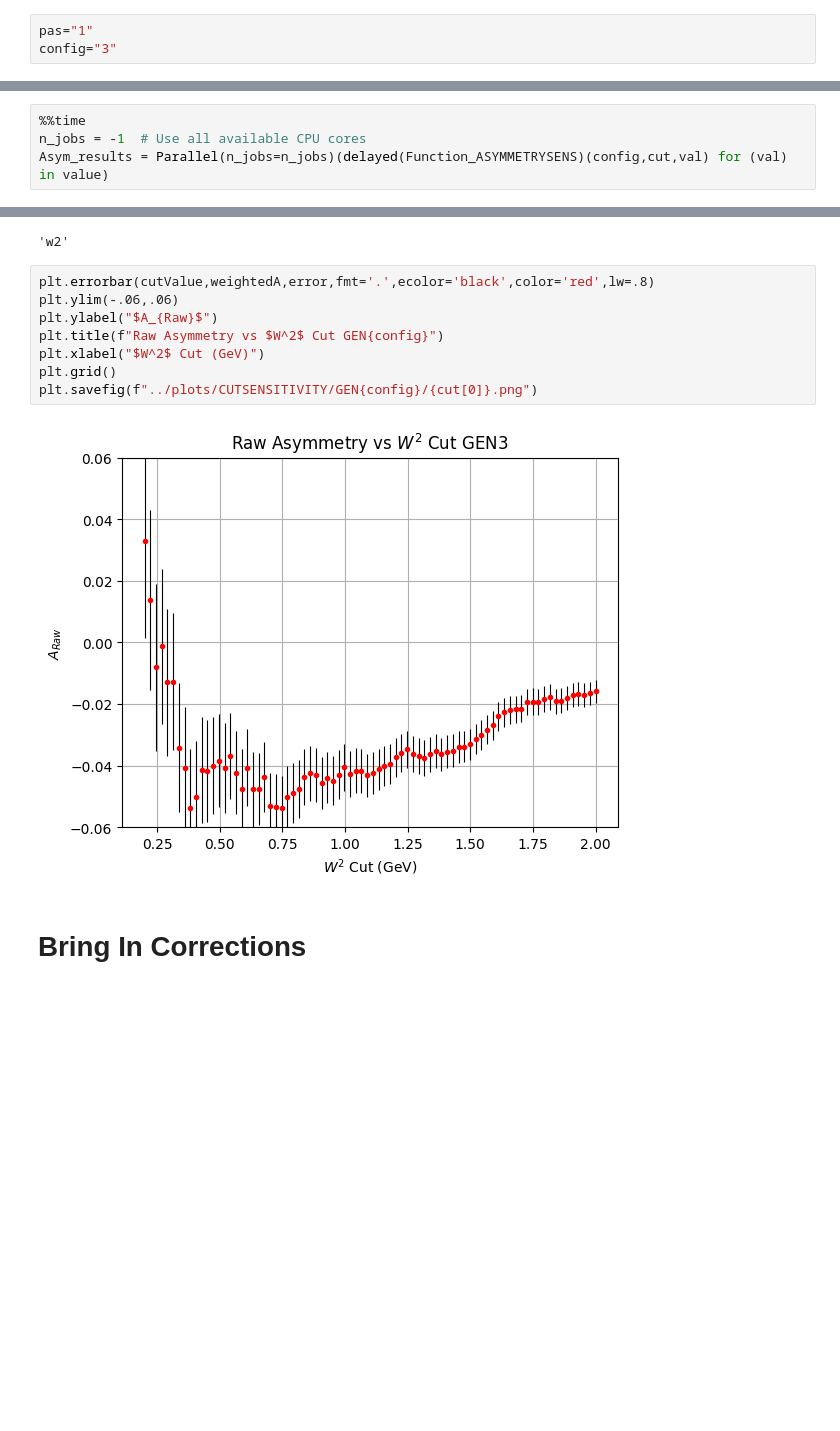
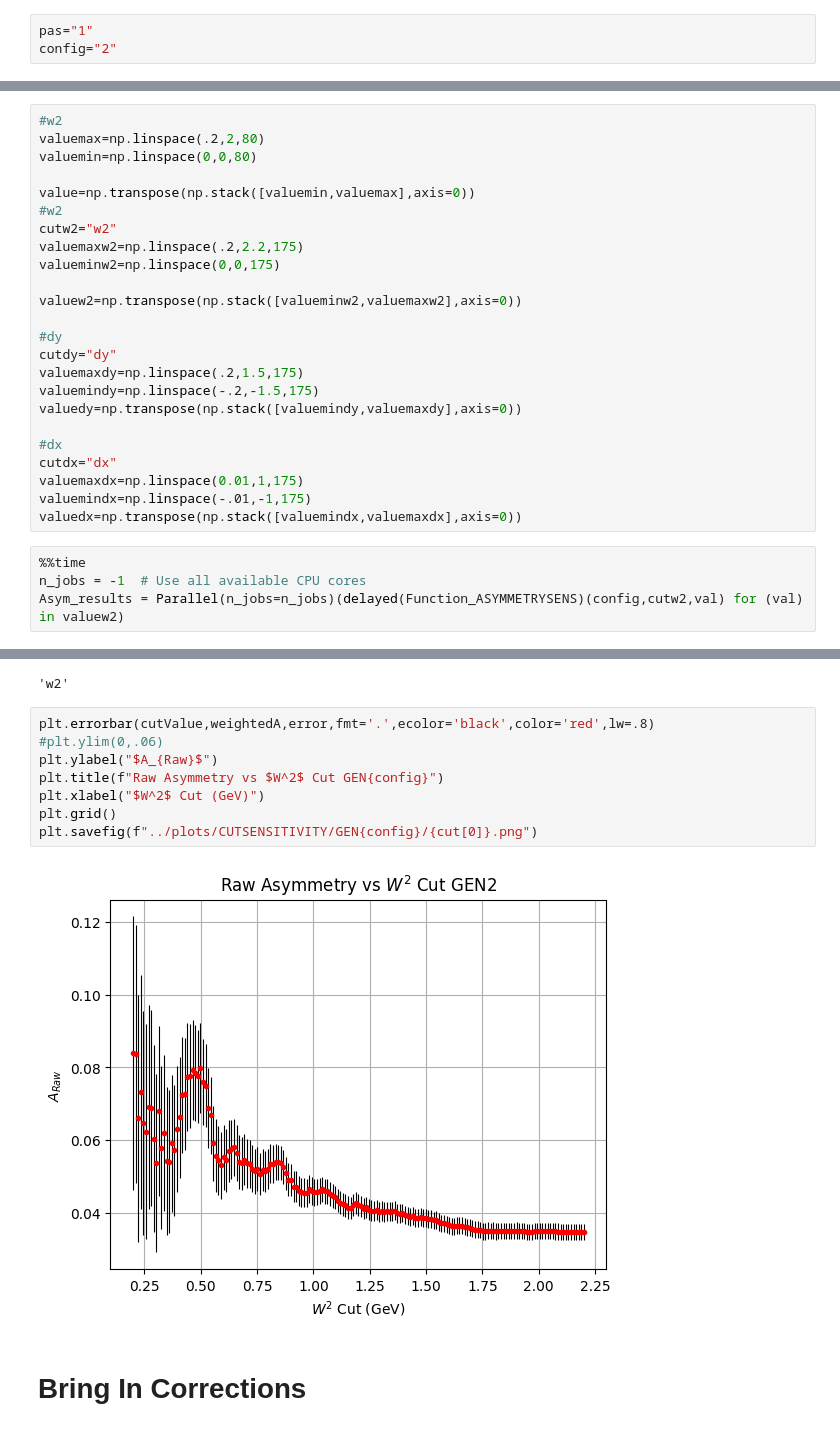
Before and after one commit to hp4xz/GEnAnalysis, a Jupyter notebook: analysis/cutsensitivityRaw.ipynb, the cells around one changed output, grey strips where cells are left out. Saved outputs shown, nothing was run; the diff lists cells and outputs as text; blank space fills up the shorter version.

```diff
--- a/analysis/cutsensitivityRaw.ipynb
+++ b/analysis/cutsensitivityRaw.ipynb
@@ -27,6 +25,6 @@ Welcome to JupyROOT 6.26/06
 # %%
 pas="1"
-config="3"
+config="2"
 # %% [markdown]
 # Cuts
 # %%
@@ -88,5 +93,29 @@ value=np.transpose(np.stack([valuemin,valuemax],axis=0))
+# %%
+#w2
+valuemax=np.linspace(.2,2,80)
+valuemin=np.linspace(0,0,80)
+
+value=np.transpose(np.stack([valuemin,valuemax],axis=0))
+#w2
+cutw2="w2"
+valuemaxw2=np.linspace(.2,2.2,175)
+valueminw2=np.linspace(0,0,175)
+
+valuew2=np.transpose(np.stack([valueminw2,valuemaxw2],axis=0))
+
+#dy
+cutdy="dy"
+valuemaxdy=np.linspace(.2,1.5,175)
+valuemindy=np.linspace(-.2,-1.5,175)
+valuedy=np.transpose(np.stack([valuemindy,valuemaxdy],axis=0))
+
+#dx
+cutdx="dx"
+valuemaxdx=np.linspace(0.01,1,175)
+valuemindx=np.linspace(-.01,-1,175)
+valuedx=np.transpose(np.stack([valuemindx,valuemaxdx],axis=0))
 # %%
 %%time
 n_jobs = -1  # Use all available CPU cores
-Asym_results = Parallel(n_jobs=n_jobs)(delayed(Function_ASYMMETRYSENS)(config,cut,val) for (val) in value)
+Asym_results = Parallel(n_jobs=n_jobs)(delayed(Function_ASYMMETRYSENS)(config,cutw2,val) for (val) in valuew2)
 # %% [output]
@@ -155,14 +184,14 @@ cut[0]
 'w2'
 # %%
 plt.errorbar(cutValue,weightedA,error,fmt='.',ecolor='black',color='red',lw=.8)
-plt.ylim(-.06,.06)
+#plt.ylim(0,.06)
 plt.ylabel("$A_{Raw}$")
 plt.title(f"Raw Asymmetry vs $W^2$ Cut GEN{config}")
 plt.xlabel("$W^2$ Cut (GeV)")
 plt.grid()
 plt.savefig(f"../plots/CUTSENSITIVITY/GEN{config}/{cut[0]}.png")
 # %% [output]
-[figure, old version]
+[figure, new version]
 # %% [markdown]
 # Bring In Corrections
 # %%
```
Also changed, not shown: parts of 10 cells of this notebook, 13 other files.
